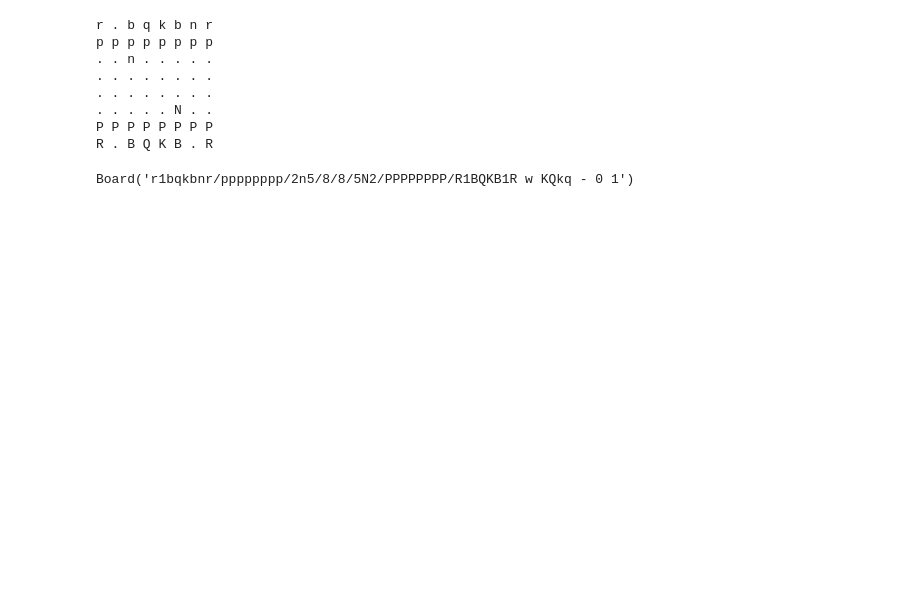
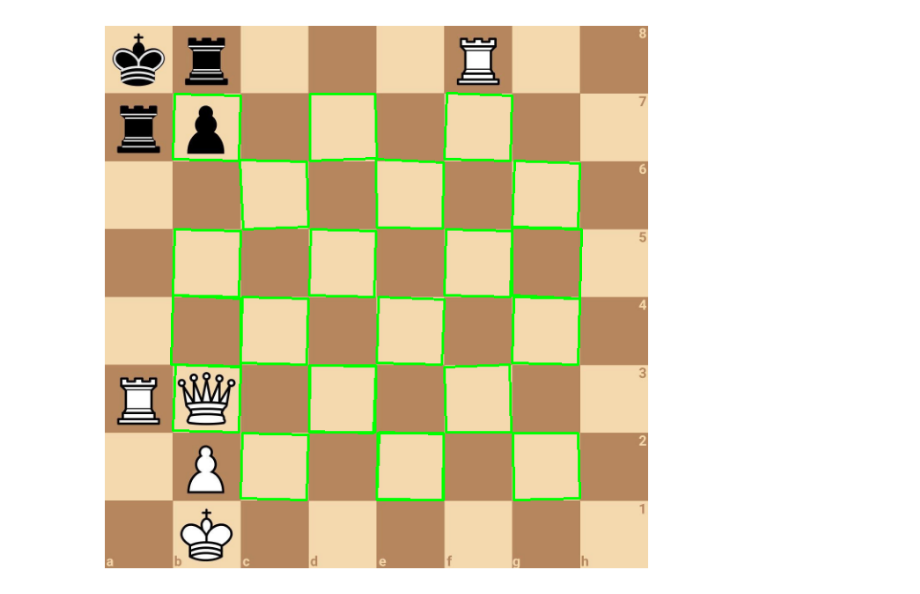
Before and after one commit to FareesSiddiqui/CSCI4052U_Final_Project, a Jupyter notebook: BoardParser/board_parser.ipynb, the cells around one changed output. Drawn from its saved outputs; the diff is of its cells as text; code cells hidden in the pictures; blank space fills up the shorter version.

Commit message:
Preliminary Model, going to use yolov5 for detection

```diff
--- a/BoardParser/board_parser.ipynb
+++ b/BoardParser/board_parser.ipynb
@@ -243,35 +0,0 @@ FEN String: 8/8/8/8/8/8/8/8
-# %%
-import chess
-import chess.svg
-
-# Function to create a chessboard from a FEN string
-def create_board_from_fen(fen_string):
-    # Initialize the chess board using the FEN string
-    board = chess.Board(fen_string)
-
-    # Print the board in text format
-    print(board)
-
-    # Optional: You can generate the board in SVG format if you want a visual representation
-    # Uncomment the following lines to save it to an SVG file
-    # with open("chess_board.svg", "w") as file:
-    #     file.write(chess.svg.board(board))
-
-    return board
-
-
-# Example FEN string (starting position)
-fen = "r1bqkbnr/pppppppp/2n5/8/8/5N2/PPPPPPPP/R1BQKB1R w KQkq - 0 1"
-
-# Create the board using the FEN string
-create_board_from_fen(fen)
-# %% [output]
-r . b q k b n r
-p p p p p p p p
-. . n . . . . .
-. . . . . . . .
-. . . . . . . .
-. . . . . N . .
-P P P P P P P P
-R . B Q K B . R
-Board('r1bqkbnr/pppppppp/2n5/8/8/5N2/PPPPPPPP/R1BQKB1R w KQkq - 0 1')
@@ -277,0 +5,43 @@ Board('r1bqkbnr/pppppppp/2n5/8/8/5N2/PPPPPPPP/R1BQKB1R w KQkq - 0 1')
+# %%
+# Load the chessboard image
+image = cv2.imread('image.png')
+
+scale = 0.5
+width = int(image.shape[1] * scale)
+height = int(image.shape[0] * scale)
+
+image = cv2.resize(image, (width, height))
+# Convert to grayscale
+gray = cv2.cvtColor(image, cv2.COLOR_BGR2GRAY)
+# %%
+blurred = cv2.GaussianBlur(gray, (5, 5), 1)
+# %%
+# Use Hough Line Transform to detect lines in the image
+edges = cv2.Canny(blurred, 60, 200, apertureSize=3)
+lines = cv2.HoughLinesP(edges, 1, np.pi / 180, threshold=50, minLineLength=100, maxLineGap=10)
+contours, _ = cv2.findContours(edges, cv2.RETR_TREE, cv2.CHAIN_APPROX_SIMPLE)
+img_contours = image.copy()
+
+
+# Create a copy of the original image to draw lines on
+image_with_lines = image.copy()
+
+for contour in contours:
+    # Approximate the contour to a polygon
+    epsilon = 0.15 * cv2.arcLength(contour, True)
+    approx = cv2.approxPolyDP(contour, epsilon, True)
+
+    # We're looking for quadrilaterals (4-sided polygons)
+    if len(approx) == 4:
+        # Optionally, filter by area to avoid small contours
+        area = cv2.contourArea(contour)
+        if 1000 < area < 10000:  # Filter for reasonable square sizes
+            cv2.drawContours(img_contours, [approx], -1, (0, 255, 0), 2)
+
+# Show the result
+plt.figure(figsize=(8, 8))
+plt.imshow(cv2.cvtColor(img_contours, cv2.COLOR_BGR2RGB))
+plt.axis('off')
+plt.show()
+# %% [output]
+[figure, added]
```
Also changed, not shown: parts of 7 cells of this notebook, 6 other files.
